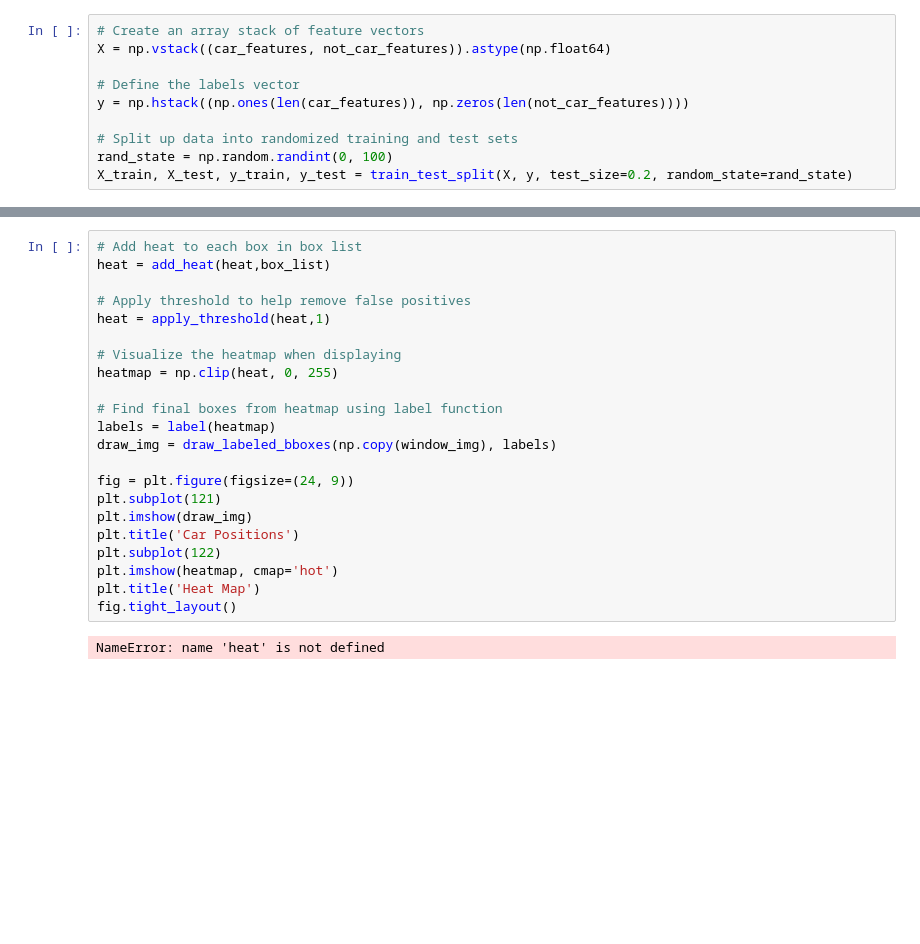
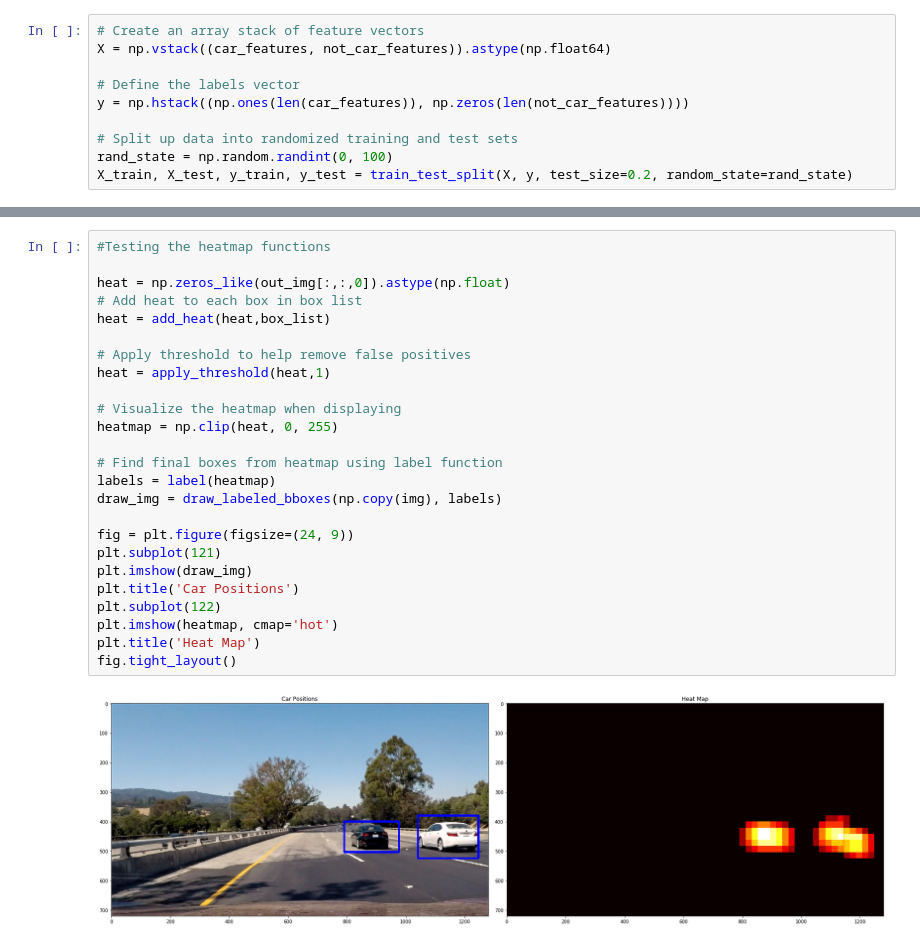
Before and after one commit to navinrahim/CarND-Vehicle-Detection, a Jupyter notebook: car_detection_main.ipynb, the cells around one changed output, grey strips where cells are left out. Saved outputs shown, nothing was run; the diff lists cells and outputs as text; blank space fills up the shorter version.

```diff
--- a/car_detection_main.ipynb
+++ b/car_detection_main.ipynb
@@ -364,25 +407,28 @@ def draw_labeled_bboxes(img, labels):
 # %%
+#Testing the heatmap functions
+
+heat = np.zeros_like(out_img[:,:,0]).astype(np.float)
 # Add heat to each box in box list
 heat = add_heat(heat,box_list)
 
 # Apply threshold to help remove false positives
 heat = apply_threshold(heat,1)
 
 # Visualize the heatmap when displaying
 heatmap = np.clip(heat, 0, 255)
 
 # Find final boxes from heatmap using label function
 labels = label(heatmap)
-draw_img = draw_labeled_bboxes(np.copy(window_img), labels)
+draw_img = draw_labeled_bboxes(np.copy(img), labels)
 
 fig = plt.figure(figsize=(24, 9))
 plt.subplot(121)
 plt.imshow(draw_img)
 plt.title('Car Positions')
 plt.subplot(122)
 plt.imshow(heatmap, cmap='hot')
 plt.title('Heat Map')
 fig.tight_layout()
 # %% [output]
-NameError: name 'heat' is not defined
+[figure, added]
 # %%
```
Also changed, not shown: parts of 24 cells of this notebook, 22 other files.
